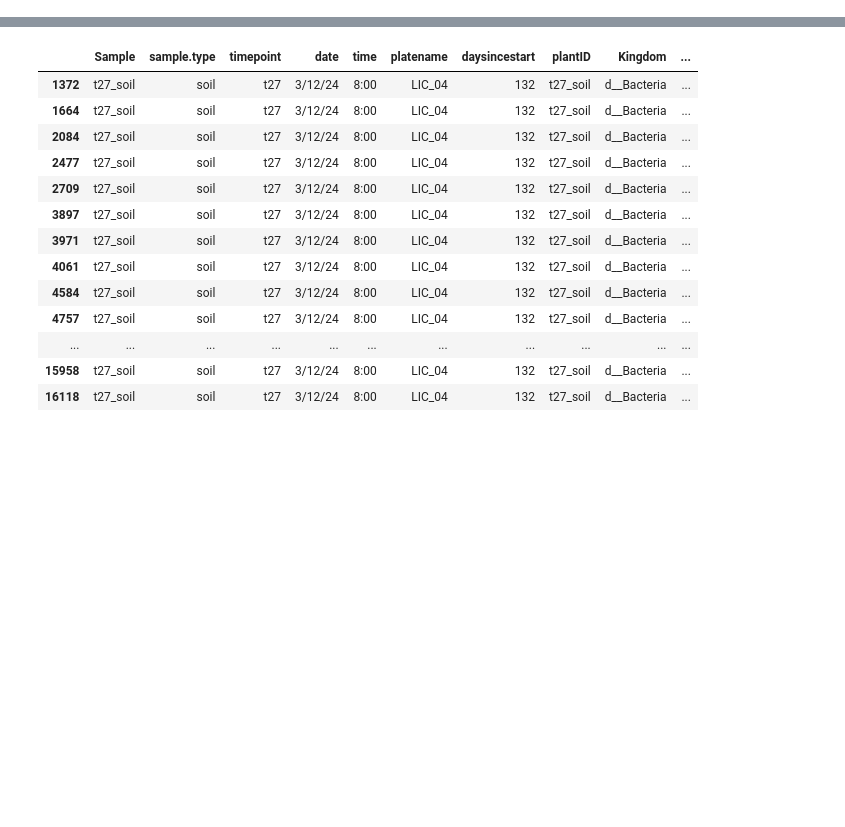
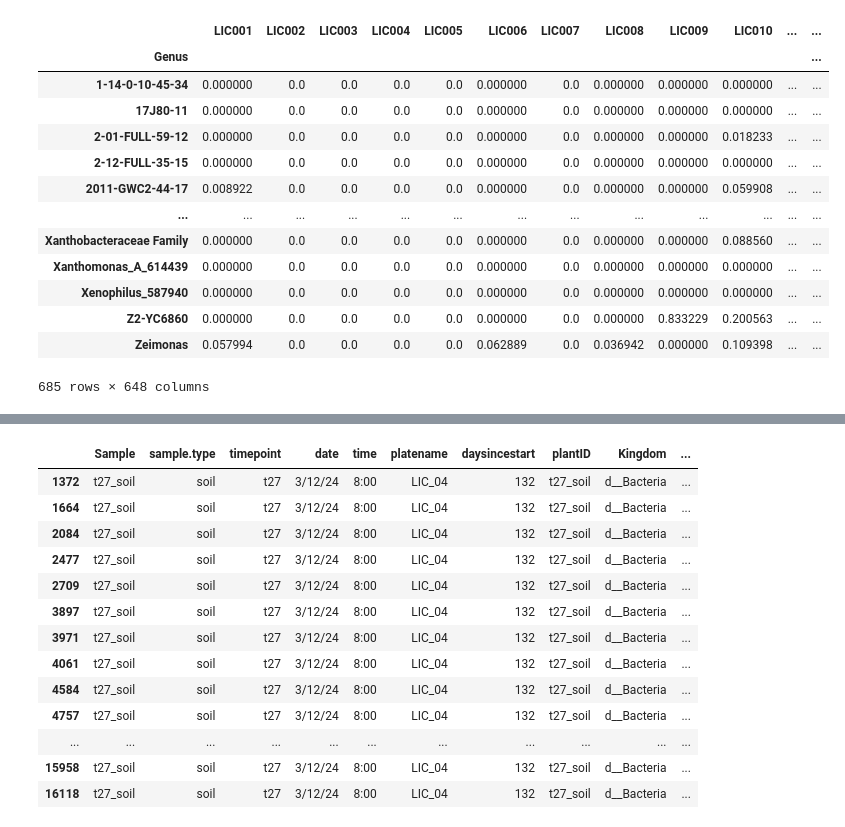
Before and after one commit to mikepassal/Outdoor_microbiome, a Jupyter notebook: Local_analysis/Analysis_post_Luke_talk/rain_homogenization_of_soil/Calculate_homogenization_score_and_see_if_rain_changes.ipynb, the cells around one changed output, grey strips where cells are left out. Cells and saved outputs as stored; diff of their text form; code cells hidden in the pictures; blank space fills up the shorter version.

```diff
--- a/Local_analysis/Analysis_post_Luke_talk/rain_homogenization_of_soil/Calculate_homogenization_score_and_see_if_rain_changes.ipynb
+++ b/Local_analysis/Analysis_post_Luke_talk/rain_homogenization_of_soil/Calculate_homogenization_score_and_see_if_rain_changes.ipynb
@@ -50,0 +30,6 @@ soil_samples = microbiome_abundance.loc[microbiome_abundance["sample.type"] == "
+# %%
+otu_data = pd.read_csv(
+    "/Users/michael/Data/Luke_terrace_experiment/Soil_microbiome_seperated/otu_table.csv",
+    index_col=0,
+)
+otu_data
@@ -50,0 +50,6 @@ soil_samples = microbiome_abundance.loc[microbiome_abundance["sample.type"] == "
+# %%
+taxa_table = pd.read_csv(
+    "/Users/michael/Data/Luke_terrace_experiment/Soil_microbiome_seperated/taxa_table.csv",
+    index_col=0,
+)
+taxa_table
@@ -50,0 +138,3 @@ soil_samples = microbiome_abundance.loc[microbiome_abundance["sample.type"] == "
+# %%
+table_with_id = otu_data.merge(taxa_table[["Genus"]], left_index=True, right_index=True)
+table_with_id
@@ -50,0 +155,18 @@ soil_samples = microbiome_abundance.loc[microbiome_abundance["sample.type"] == "
+# %%
+genus_level_abundance = table_with_id.groupby("Genus").sum()
+genus_level_abundance
+# %% [output]
+|  | LIC001 | LIC002 | LIC003 | LIC004 | LIC005 | LIC006 | LIC007 | LIC008 | LIC009 | LIC010 | ... | ... |
+| Genus |  |  |  |  |  |  |  |  |  |  |  | ... |
+| 1-14-0-10-45-34 | 0.000000 | 0.0 | 0.0 | 0.0 | 0.0 | 0.000000 | 0.0 | 0.000000 | 0.000000 | 0.000000 | ... | ... |
+| 17J80-11 | 0.000000 | 0.0 | 0.0 | 0.0 | 0.0 | 0.000000 | 0.0 | 0.000000 | 0.000000 | 0.000000 | ... | ... |
+| 2-01-FULL-59-12 | 0.000000 | 0.0 | 0.0 | 0.0 | 0.0 | 0.000000 | 0.0 | 0.000000 | 0.000000 | 0.018233 | ... | ... |
+| 2-12-FULL-35-15 | 0.000000 | 0.0 | 0.0 | 0.0 | 0.0 | 0.000000 | 0.0 | 0.000000 | 0.000000 | 0.000000 | ... | ... |
+| 2011-GWC2-44-17 | 0.008922 | 0.0 | 0.0 | 0.0 | 0.0 | 0.000000 | 0.0 | 0.000000 | 0.000000 | 0.059908 | ... | ... |
+| ... | ... | ... | ... | ... | ... | ... | ... | ... | ... | ... | ... | ... |
+| Xanthobacteraceae Family | 0.000000 | 0.0 | 0.0 | 0.0 | 0.0 | 0.000000 | 0.0 | 0.000000 | 0.000000 | 0.088560 | ... | ... |
+| Xanthomonas_A_614439 | 0.000000 | 0.0 | 0.0 | 0.0 | 0.0 | 0.000000 | 0.0 | 0.000000 | 0.000000 | 0.000000 | ... | ... |
+| Xenophilus_587940 | 0.000000 | 0.0 | 0.0 | 0.0 | 0.0 | 0.000000 | 0.0 | 0.000000 | 0.000000 | 0.000000 | ... | ... |
+| Z2-YC6860 | 0.000000 | 0.0 | 0.0 | 0.0 | 0.0 | 0.000000 | 0.0 | 0.000000 | 0.833229 | 0.200563 | ... | ... |
+| Zeimonas | 0.057994 | 0.0 | 0.0 | 0.0 | 0.0 | 0.062889 | 0.0 | 0.036942 | 0.000000 | 0.109398 | ... | ... |
+685 rows × 648 columns
```
Also changed, not shown: parts of 21 cells of this notebook, 2 other files.
